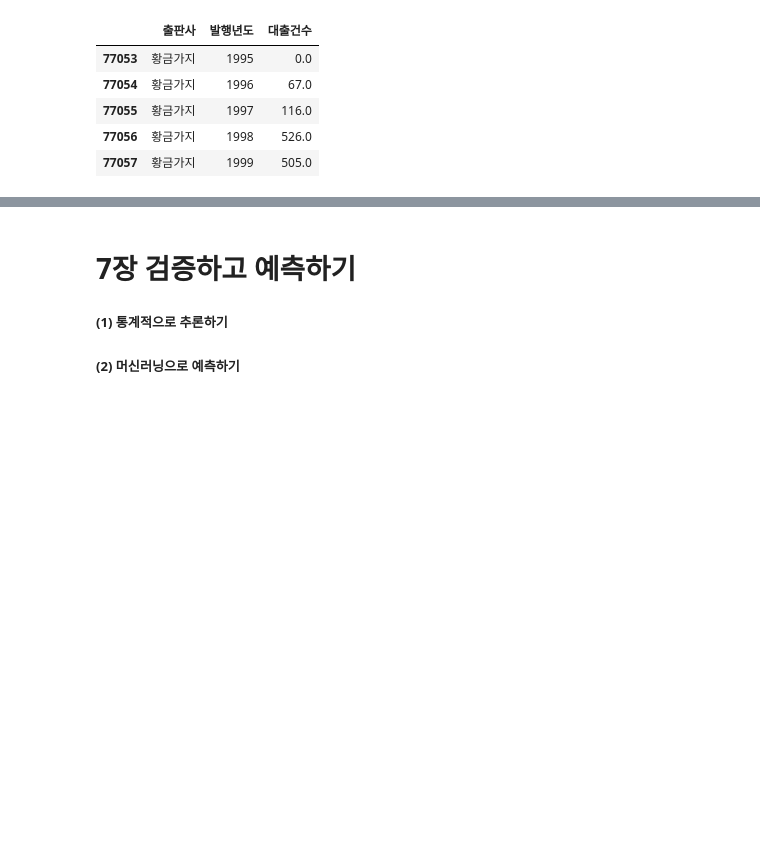
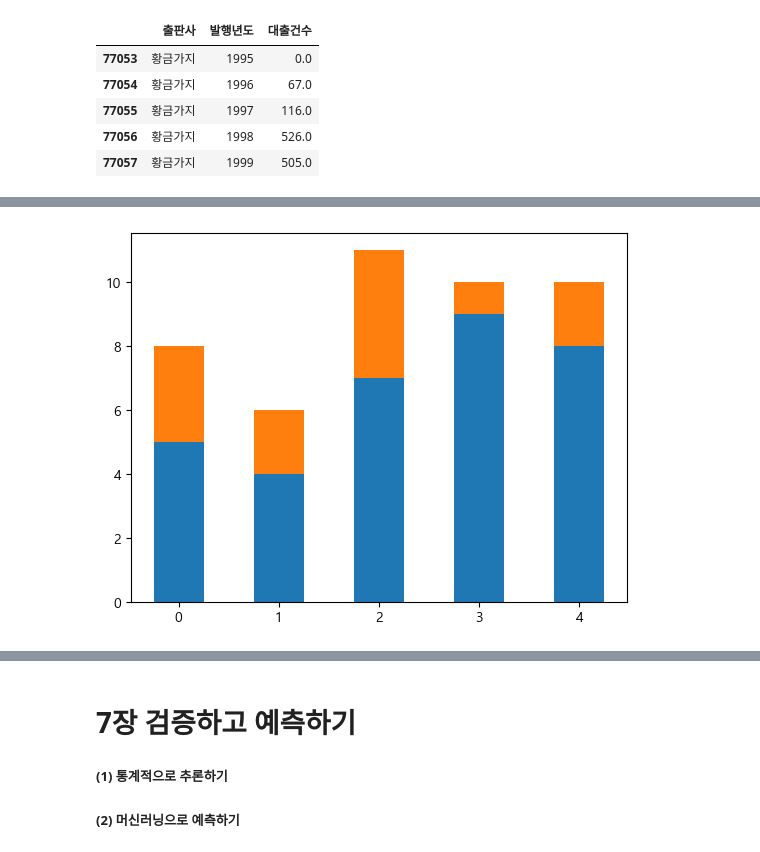
Before and after one commit to yccho1004/pythonBasic, a Jupyter notebook: HonGong-DataAnalysis_py/basics_DA.ipynb, the cells around one changed output, grey strips where cells are left out. Saved outputs shown, nothing was run; the diff lists cells and outputs as text; code cells hidden in the pictures; blank space fills up the shorter version.

```diff
--- a/HonGong-DataAnalysis_py/basics_DA.ipynb
+++ b/HonGong-DataAnalysis_py/basics_DA.ipynb
@@ -1220,0 +1287,9 @@ fig.show()
+# %%
+#스택 막대 그래프 기본 개념
+height1 = [5,4,7,9,8]
+height2 = [3,2,4,1,2]
+plt.bar(range(5), height1, width=0.5)
+plt.bar(range(5), height2, bottom=height1, width=0.5)
+plt.show()
+# %% [output]
+[figure, added]
```
Also changed, not shown: parts of 16 cells of this notebook.
